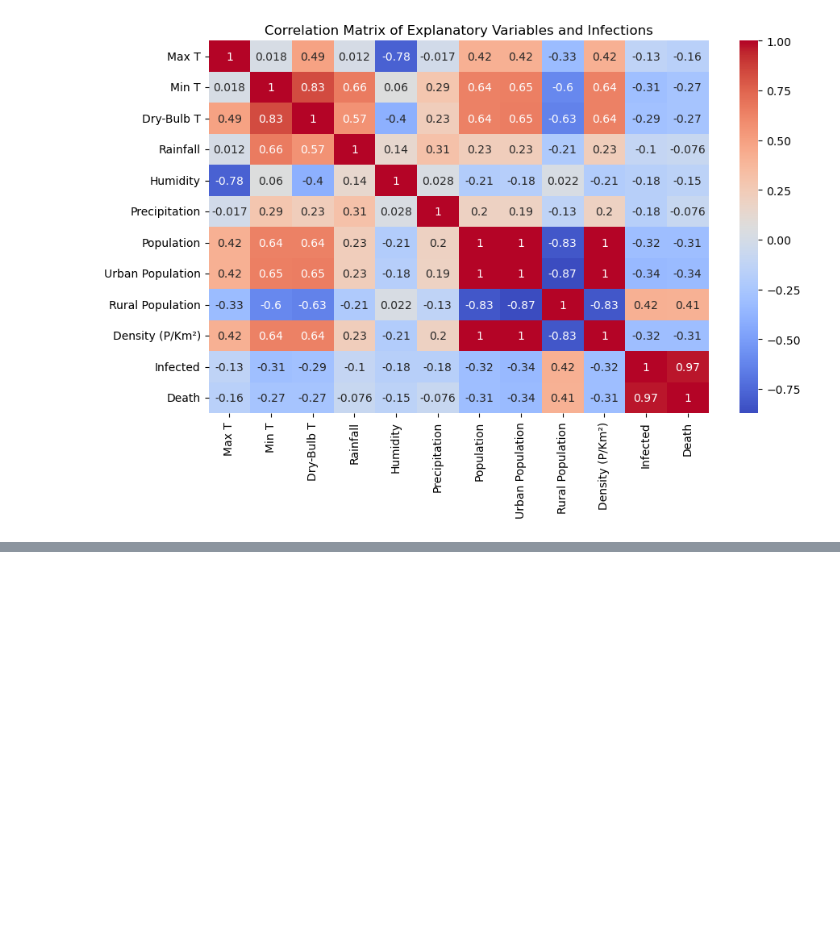
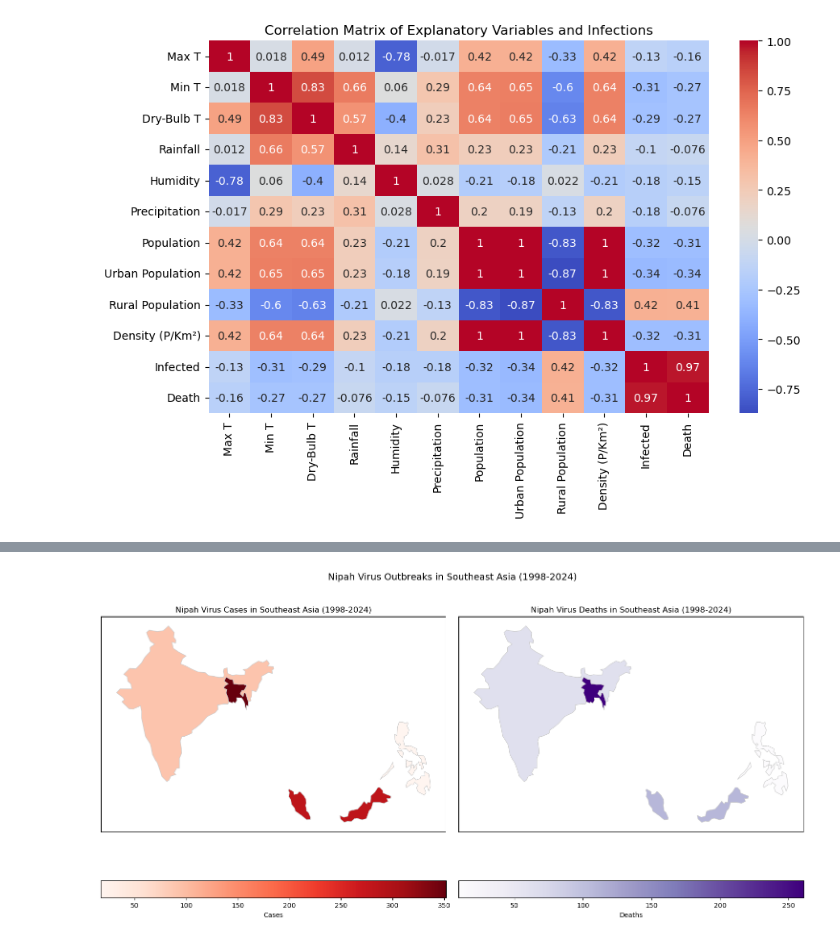
Before and after one commit to awnonbhowmik/NiV-Data-Analysis, a Jupyter notebook: FinalCode.ipynb, the cells around one changed output, grey strips where cells are left out. Cells and saved outputs as stored; diff of their text form; code cells hidden in the pictures; blank space fills up the shorter version.

```diff
--- a/FinalCode.ipynb
+++ b/FinalCode.ipynb
@@ -431,0 +434,13 @@ plt.show()
+# %%
+import pandas as pd
+
+# Data for Nipah virus cases and deaths
+data = {
+    "country": ["Malaysia", "Singapore", "Bangladesh", "India", "Philippines"],
+    "cases": [283, 11, 352, 91, 17],
+    "deaths": [109, 1, 261, 63, 9]
+}
+df = pd.DataFrame(data)
+
+# Display the dataframe
+df.set_index('country')
@@ -431,0 +455,68 @@ plt.show()
+# %%
+import geopandas as gpd
+import matplotlib.pyplot as plt
+import matplotlib.patches as patches
+
+# Load the world map shapefile and handle multi-part geometries
+world = gpd.read_file(gpd.datasets.get_path('naturalearth_lowres')).explode(index_parts=True).reset_index(drop=True)
+
+# Filter the map to focus on Southeast Asia countries affected by NiV
+countries_of_interest = ["Malaysia", "Singapore", "Bangladesh", "India", "Philippines"]
+southeast_asia = world[world['name'].isin(countries_of_interest)]
+
+# Merge data with geometry
+southeast_asia = southeast_asia.merge(df, left_on="name", right_on="country")
+
+# Create side-by-side plots for cases and deaths
+fig, ax = plt.subplots(1, 2, figsize=(15, 8))
+
+# Plot for Nipah Virus Cases
+southeast_asia.plot(
+    column='cases',
+    cmap='Reds',
+    linewidth=0.8,
+    ax=ax[0],
+    edgecolor='0.8',
+    legend=True,
+    legend_kwds={'label': "Cases", 'orientation': "horizontal"}
+)
+ax[0].set_title("Nipah Virus Cases in Southeast Asia (1998-2024)")
+ax[0].axis('off')
+
+# Draw a border around the first subplot
+rect1 = patches.Rectangle((0, 0), 1, 1, transform=ax[0].transAxes,
+                          fc="none", ec="black", lw=2)
+ax[0].add_patch(rect1)
+
+# Plot for Nipah Virus Deaths
+southeast_asia.plot(
+    column='deaths',
+    cmap='Purples',
+    linewidth=0.8,
+    ax=ax[1],
+    edgecolor='0.8',
+    legend=True,
+    legend_kwds={'label': "Deaths", 'orientation': "horizontal"}
+)
+ax[1].set_title("Nipah Virus Deaths in Southeast Asia (1998-2024)")
+ax[1].axis('off')
+
+# Draw a border around the second subplot
+rect2 = patches.Rectangle((0, 0), 1, 1, transform=ax[1].transAxes,
+                          fc="none", ec="black", lw=2)
+ax[1].add_patch(rect2)
+
+# Add a main title for the whole figure
+plt.suptitle("Nipah Virus Outbreaks in Southeast Asia (1998-2024)", fontsize=14)
+plt.tight_layout(rect=[0, 0.03, 1, 0.95])  # Adjust layout to fit the title better
+
+# # Save the plot as a EPS file with high resolution
+# plt.savefig("imagesFinal/nipah_virus_outbreaks.eps", dpi=300)
+
+# # Save the plot as a PNG file with high resolution
+# plt.savefig("imagesFinal/nipah_virus_outbreaks.png", dpi=300)
+
+# Display the plot
+plt.show()
+# %% [output]
+[figure, added]
```
Also changed, not shown: parts of 2 cells of this notebook, 1 other file.
